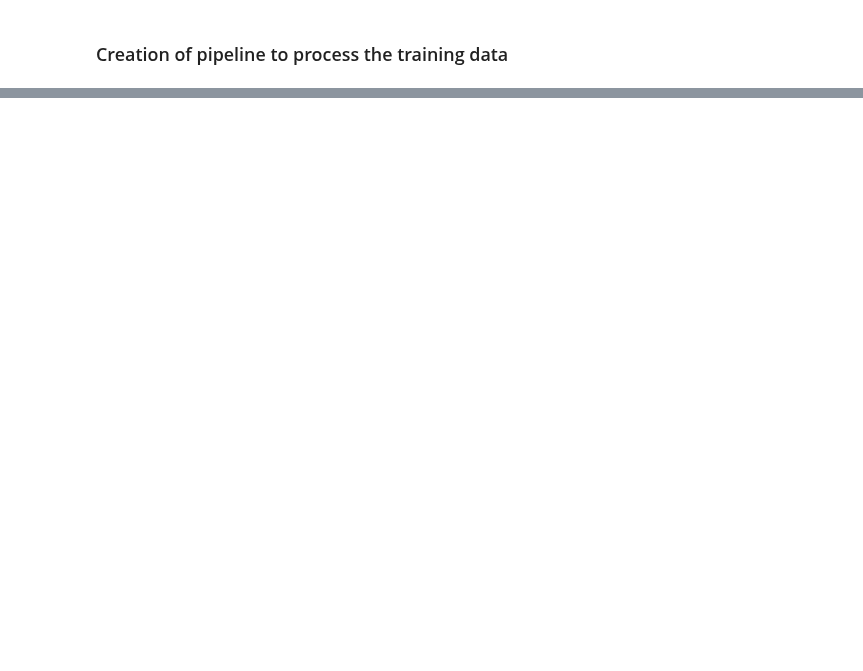
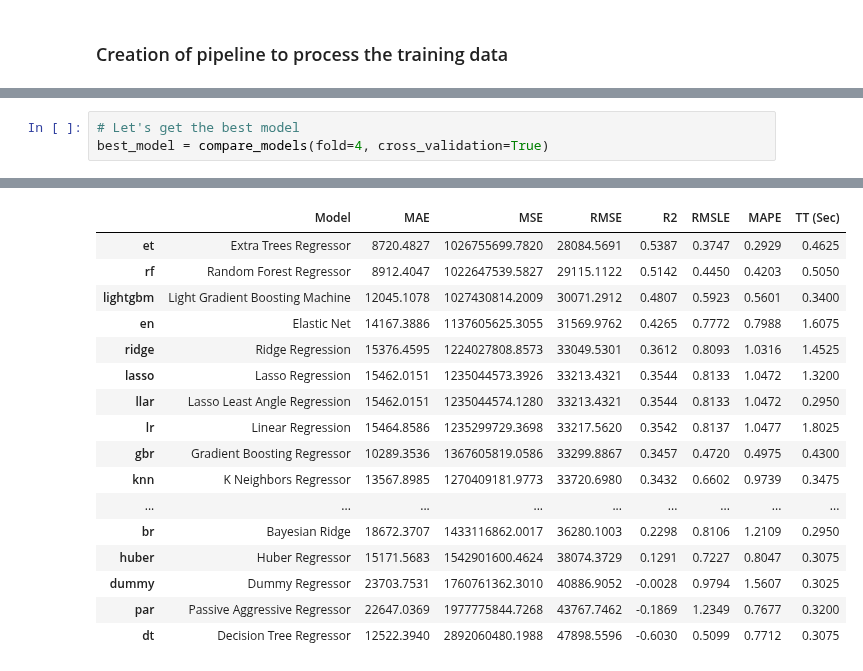
Before and after one commit to yuvraaj2002/AI_Projects, a Jupyter notebook: Smartphone_Price_Prediction/Code.ipynb, the cells around one changed output, grey strips where cells are left out. Saved outputs shown, nothing was run; the diff lists cells and outputs as text; blank space fills up the shorter version.

```diff
--- a/Smartphone_Price_Prediction/Code.ipynb
+++ b/Smartphone_Price_Prediction/Code.ipynb
@@ -525,0 +553,4 @@ df.head(2)
+# %%
+# Let's get the best model
+best_model = compare_models(fold=4, cross_validation=True)
+# %% [output]
@@ -525,0 +558,17 @@ df.head(2)
+|  | Model | MAE | MSE | RMSE | R2 | RMSLE | MAPE | TT (Sec) |
+| et | Extra Trees Regressor | 8720.4827 | 1026755699.7820 | 28084.5691 | 0.5387 | 0.3747 | 0.2929 | 0.4625 |
+| rf | Random Forest Regressor | 8912.4047 | 1022647539.5827 | 29115.1122 | 0.5142 | 0.4450 | 0.4203 | 0.5050 |
+| lightgbm | Light Gradient Boosting Machine | 12045.1078 | 1027430814.2009 | 30071.2912 | 0.4807 | 0.5923 | 0.5601 | 0.3400 |
+| en | Elastic Net | 14167.3886 | 1137605625.3055 | 31569.9762 | 0.4265 | 0.7772 | 0.7988 | 1.6075 |
+| ridge | Ridge Regression | 15376.4595 | 1224027808.8573 | 33049.5301 | 0.3612 | 0.8093 | 1.0316 | 1.4525 |
+| lasso | Lasso Regression | 15462.0151 | 1235044573.3926 | 33213.4321 | 0.3544 | 0.8133 | 1.0472 | 1.3200 |
+| llar | Lasso Least Angle Regression | 15462.0151 | 1235044574.1280 | 33213.4321 | 0.3544 | 0.8133 | 1.0472 | 0.2950 |
+| lr | Linear Regression | 15464.8586 | 1235299729.3698 | 33217.5620 | 0.3542 | 0.8137 | 1.0477 | 1.8025 |
+| gbr | Gradient Boosting Regressor | 10289.3536 | 1367605819.0586 | 33299.8867 | 0.3457 | 0.4720 | 0.4975 | 0.4300 |
+| knn | K Neighbors Regressor | 13567.8985 | 1270409181.9773 | 33720.6980 | 0.3432 | 0.6602 | 0.9739 | 0.3475 |
+| ... | ... | ... | ... | ... | ... | ... | ... | ... |
+| br | Bayesian Ridge | 18672.3707 | 1433116862.0017 | 36280.1003 | 0.2298 | 0.8106 | 1.2109 | 0.2950 |
+| huber | Huber Regressor | 15171.5683 | 1542901600.4624 | 38074.3729 | 0.1291 | 0.7227 | 0.8047 | 0.3075 |
+| dummy | Dummy Regressor | 23703.7531 | 1760761362.3010 | 40886.9052 | -0.0028 | 0.9794 | 1.5607 | 0.3025 |
+| par | Passive Aggressive Regressor | 22647.0369 | 1977775844.7268 | 43767.7462 | -0.1869 | 1.2349 | 0.7677 | 0.3200 |
+| dt | Decision Tree Regressor | 12522.3940 | 2892060480.1988 | 47898.5596 | -0.6030 | 0.5099 | 0.7712 | 0.3075 |
```
Also changed, not shown: parts of 26 cells of this notebook.
